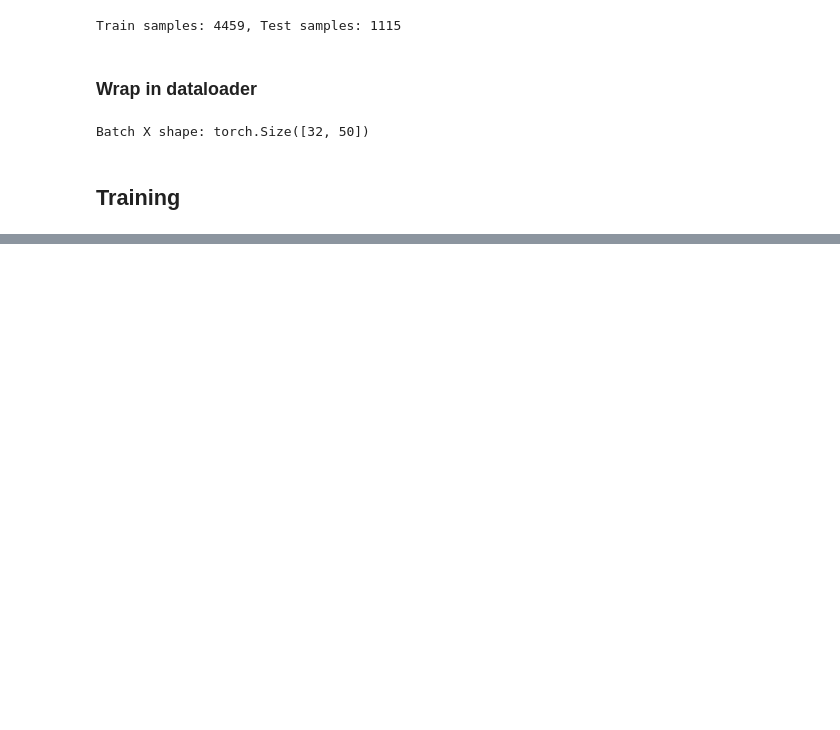
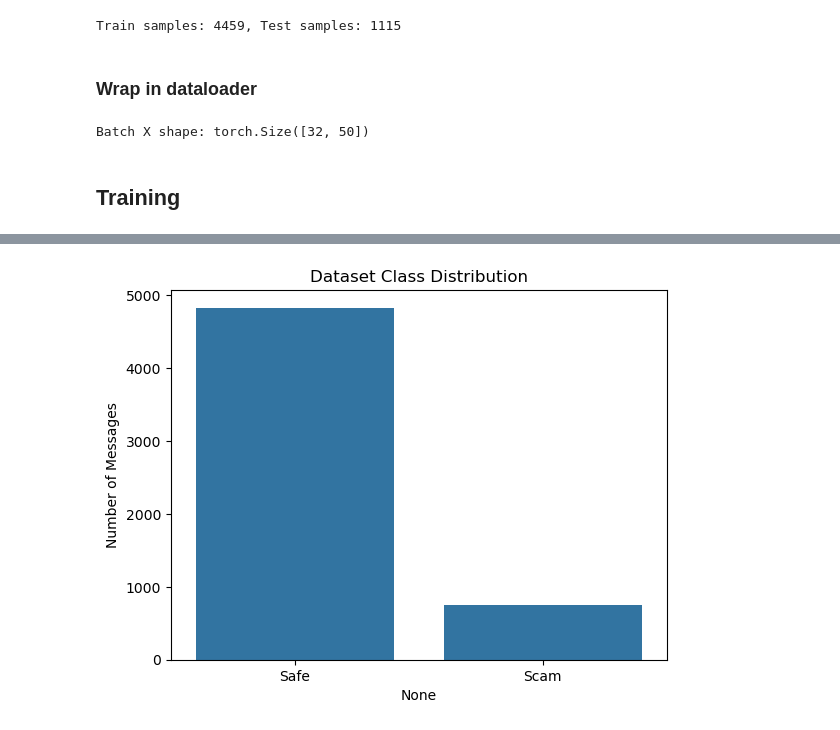
Before and after one commit to NgoHoangNhatMinh/cs3264-project, a Jupyter notebook: Minh/notebooks/scam-guard-lstm.ipynb, the cells around one changed output, grey strips where cells are left out. Saved outputs shown, nothing was run; the diff lists cells and outputs as text; code cells hidden in the pictures; blank space fills up the shorter version.

```diff
--- a/Minh/notebooks/scam-guard-lstm.ipynb
+++ b/Minh/notebooks/scam-guard-lstm.ipynb
@@ -308,0 +340,13 @@ print(f'\tValid Loss: {valid_loss:.3f} | Valid Acc: {valid_acc*100:.2f}%')
+# %%
+import seaborn as sns
+import pandas as pd
+
+labels_df = pd.Series(dataset['train']['label'])
+
+sns.countplot(x=labels_df)
+plt.xticks([0,1], ["Safe", "Scam"])
+plt.title("Dataset Class Distribution")
+plt.ylabel("Number of Messages")
+plt.show()
+# %% [output]
+[figure, added]
```
Also changed, not shown: parts of 13 cells of this notebook.
